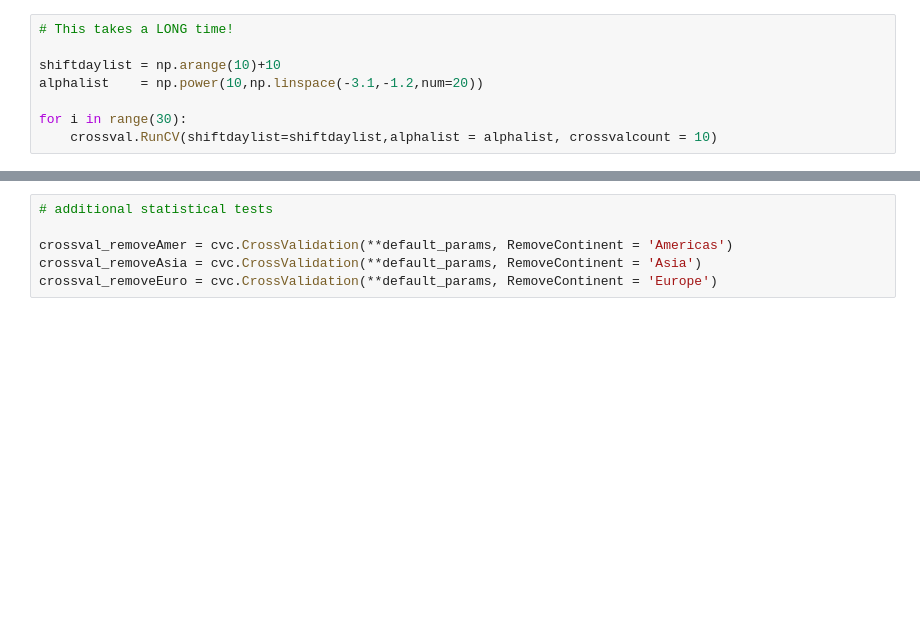
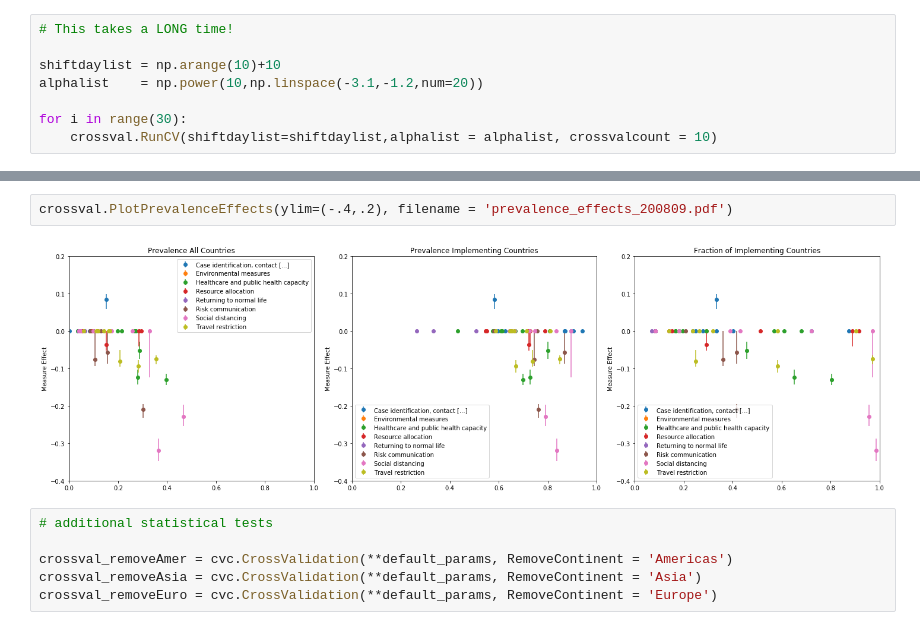
Before and after one commit to lukasgeyrhofer/corona, a Jupyter notebook: NPI measure effects.ipynb, the cells around one changed output, grey strips where cells are left out. Cells and saved outputs as stored; diff of their text form; blank space fills up the shorter version.

```diff
--- a/NPI measure effects.ipynb
+++ b/NPI measure effects.ipynb
@@ -76,3 +80,7 @@ crossval.FinalMeasureEffects(additional_columns=['mean','std'], rescale = False)
+# %%
+crossval.PlotPrevalenceEffects(ylim=(-.4,.2), filename = 'prevalence_effects_200809.pdf')
+# %% [output]
+[figure, added]
 # %%
 # additional statistical tests
 
```
Also changed, not shown: parts of 11 cells of this notebook.
